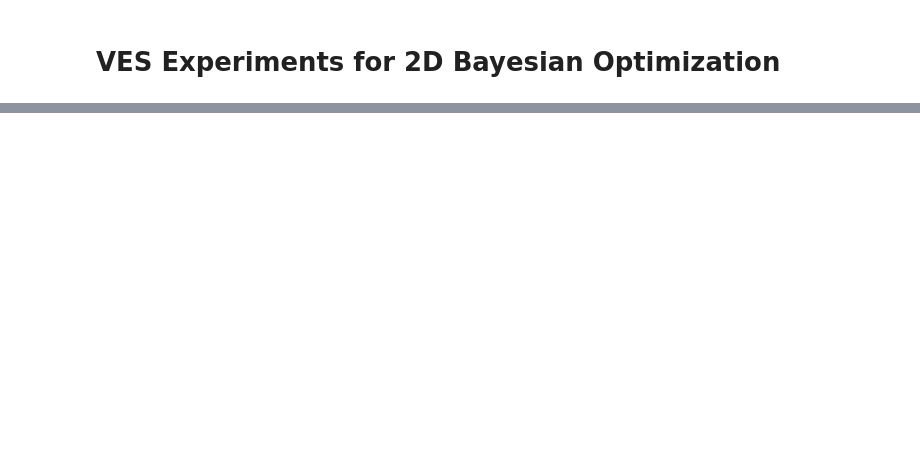
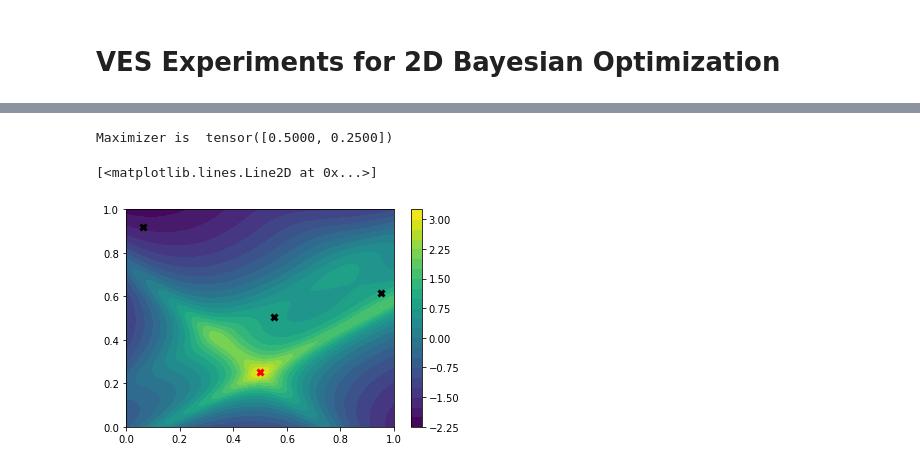
Before and after one commit to NUOJIN/variational-entropy-search, a Jupyter notebook: BO-2D.ipynb, the cells around one changed output, grey strips where cells are left out. Drawn from its saved outputs; the diff is of its cells as text; code cells hidden in the pictures; blank space fills up the shorter version.

```diff
--- a/BO-2D.ipynb
+++ b/BO-2D.ipynb
@@ -93,0 +321,36 @@ Maximizer of VES is  tensor(0.6100) tensor(0.9100)
+# %%
+def f_gp(X):
+    if isinstance(X, tuple):
+        x,y = X
+    elif X.ndim != 2:
+        x,y = X[0],X[1]
+    else:
+        x,y = X[:,0],X[:,1]
+    x = 4*x-2
+    y = 4*y-2
+    return -(torch.log((1+(x+y+1)**2
+                       *(19-14*x+3*x**2-14*y+6*x*y+3*y**2))
+                       *(30+(2*x-3*y)**2*(18-32*x+12*x**2+48*y-36*x*y+27*y**2)))
+                       -8.693)/2.427
+# %%
+train_X = torch.rand(init_points, 2, dtype=torch.double)
+train_Y = f_gp(train_X).reshape(-1,1)
+bounds = torch.zeros(2,2)
+bounds[:, 1] = torch.ones(2)
+
+# plot function f
+nx,ny = 101,101 # grid size for x and y
+X1,X2 = torch.linspace(bounds[0,0],bounds[0,1],nx),torch.linspace(bounds[1,0],bounds[1,1],ny)
+Xx,Xy = torch.meshgrid(X1,X2)
+X = torch.vstack((Xx.flatten(),Xy.flatten())).T
+Y = f_gp(X)
+
+plt.contourf(Xx, Xy, f_gp((Xx,Xy)),25)
+plt.colorbar()
+plt.plot(train_X[:,0], train_X[:,1], 'kx', mew=3)
+print('Maximizer is ',X[torch.argmax(Y)])
+plt.plot(X[torch.argmax(Y)][0], X[torch.argmax(Y)][1], 'kx', mew=3, c='r')
+# %% [output]
+Maximizer is  tensor([0.5000, 0.2500])
+[<matplotlib.lines.Line2D at 0x...>]
+[figure, added]
```
Also changed, not shown: parts of 19 cells of this notebook.
